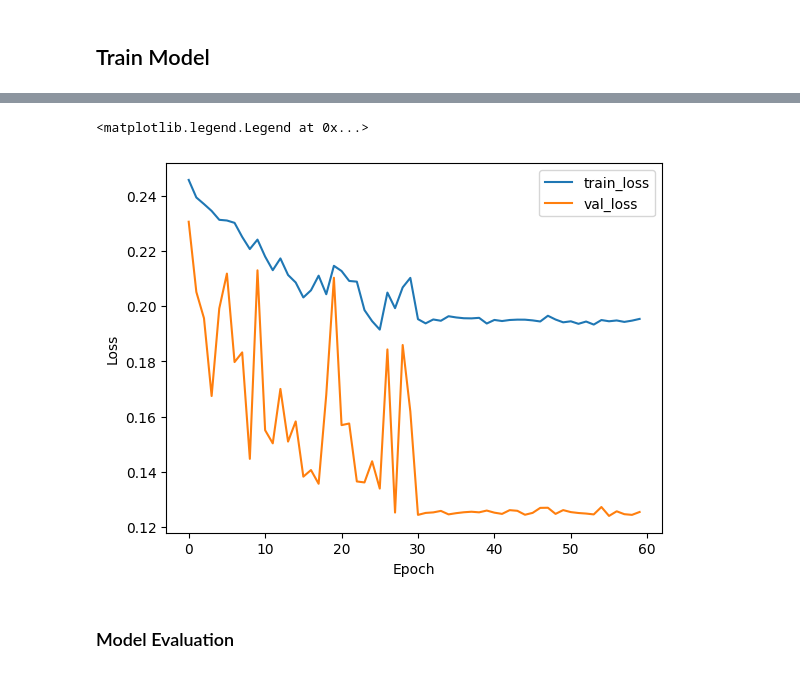
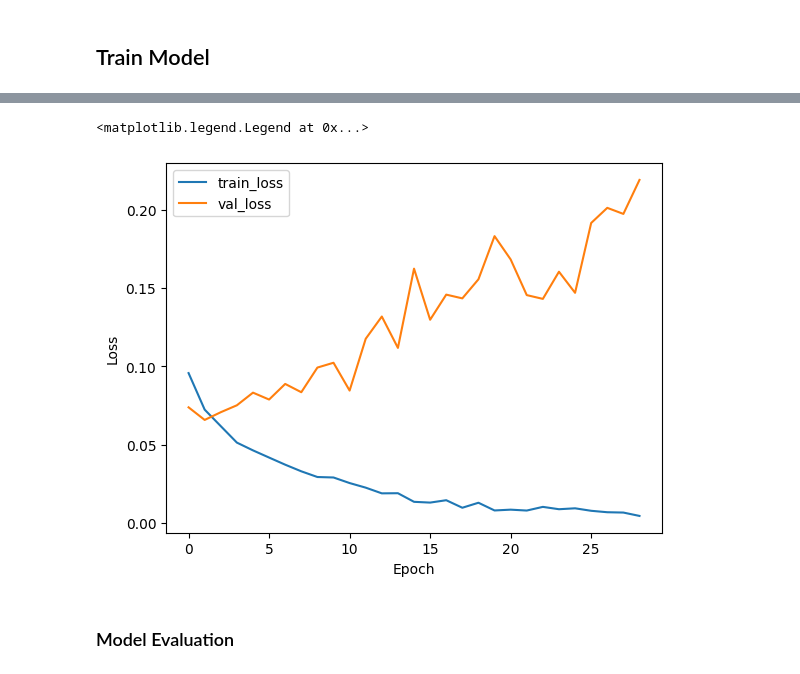
Before and after one commit to libao3128/predictive_maintenance, a Jupyter notebook: train_model_local.ipynb, the cells around one changed output, grey strips where cells are left out. Drawn from its saved outputs; the diff is of its cells as text; code cells hidden in the pictures.

```diff
--- a/train_model_local.ipynb
+++ b/train_model_local.ipynb
@@ -198,13 +210,14 @@ Best model saved at epoch 31 with loss 0.1244
 # %%
 import matplotlib.pyplot as plt
+log = pd.read_csv('model/0811_2042/training_log.csv')
 plt.plot(log['train_loss'], label='train_loss')
 plt.plot(log['val_loss'], label='val_loss')
 plt.xlabel('Epoch')
 plt.ylabel('Loss')
 plt.legend()
 # %% [output]
 <matplotlib.legend.Legend at 0x...>
-[figure, old version]
+[figure, new version]
 # %% [markdown]
 ### Model Evaluation
 # %%
```
Also changed, not shown: parts of 26 cells of this notebook, 10 other files.
